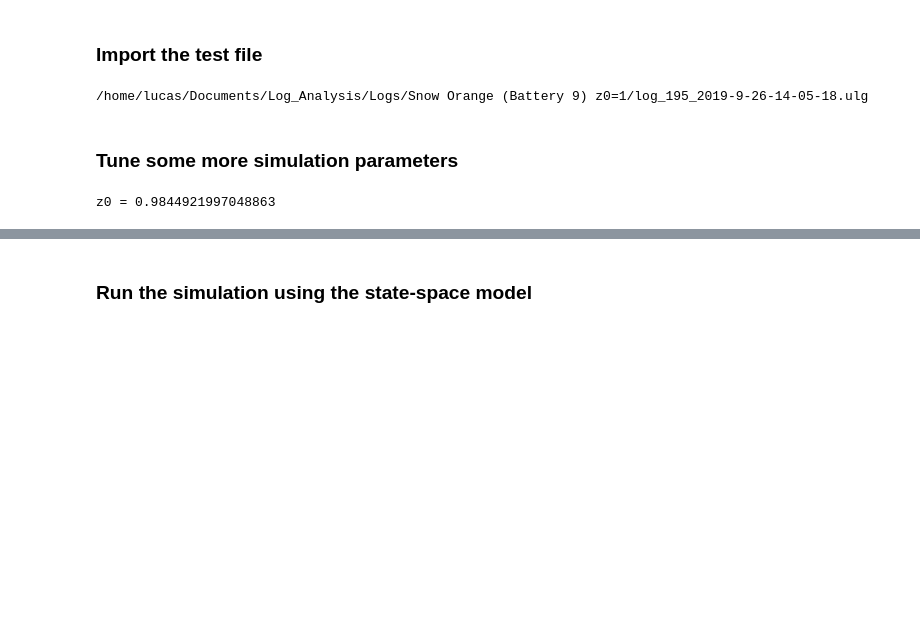
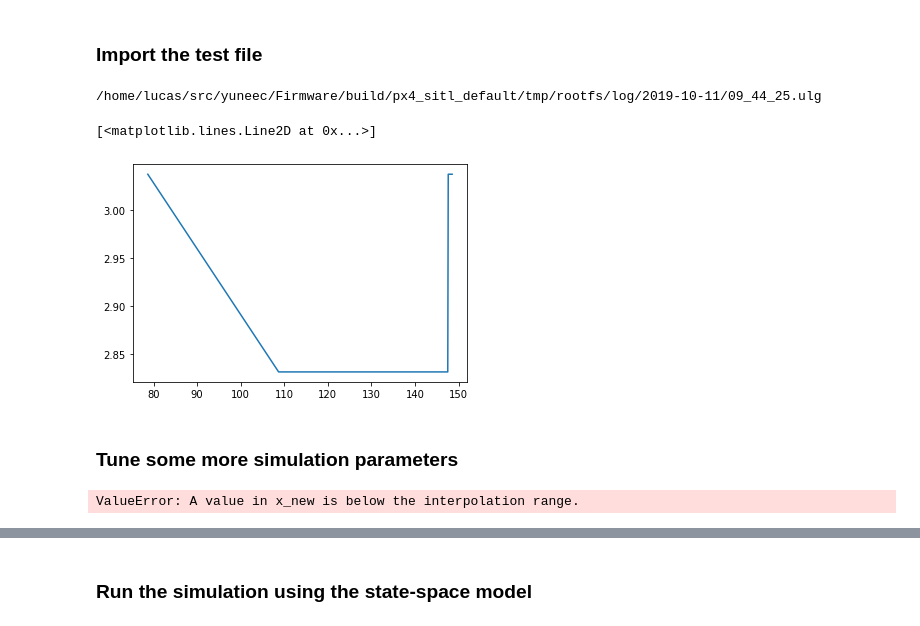
Before and after one commit to lucasschn/LogAnalysis, a Jupyter notebook: Battery/Battery Simulation.ipynb, the cells around one changed output, grey strips where cells are left out. Cells and saved outputs as stored; diff of their text form; code cells hidden in the pictures; blank space fills up the shorter version.

```diff
--- a/Battery/Battery Simulation.ipynb
+++ b/Battery/Battery Simulation.ipynb
@@ -42,6 +42,8 @@ plt.plot(z0,curve.OCVfromSOC(z0),'rx')
 folder = '/home/lucas/Documents/Log_Analysis/Logs/Snow Orange (Battery 9) z0=1'
 #folder = '/Users/Lucas/Documents/Travail/Yuneec/Logs'
 log_file = analog.pathfromQGC(folder,index=195)
+
+log_file = analog.pathfromgazebo('2019-10-11','09_44_25','yuneec')
 
 print(log_file)
 info = analog.logextract(log_file,'battery_status')
@@ -50,7 +52,12 @@ current = info['battery_current']
 time = info['time_bs']
 voltage = info['battery_voltage']/4
 # %% [output]
-/home/lucas/Documents/Log_Analysis/Logs/Snow Orange (Battery 9) z0=1/log_195_2019-9-26-14-05-18.ulg
+/home/lucas/src/yuneec/Firmware/build/px4_sitl_default/tmp/rootfs/log/2019-10-11/09_44_25.ulg
+# %%
+plt.plot(time,voltage)
+# %% [output]
+[<matplotlib.lines.Line2D at 0x...>]
+[figure, added]
 # %% [markdown]
 ### Tune some more simulation parameters
 # %%
@@ -61,7 +68,7 @@ z0 = curve.SOCfromOCV(np.mean(voltage[0])+R0*current[0]) # taken from log to be
 print(f'z0 = {z0}')
 battery = Thevenin(z0,Q,curve,R0,R1,C1)
 # %% [output]
-z0 = 0.9844921997048863
+ValueError: A value in x_new is below the interpolation range.
 # %%
 print(f'True measured initital voltage is {voltage[0]:.2f} V')
 print(f'True initial OCV would then be {voltage[0]+R0*current[0]:.2f} V, because initial current is {current[0]:.2f} A')
```
Also changed, not shown: parts of 8 cells of this notebook, 3 other files.
